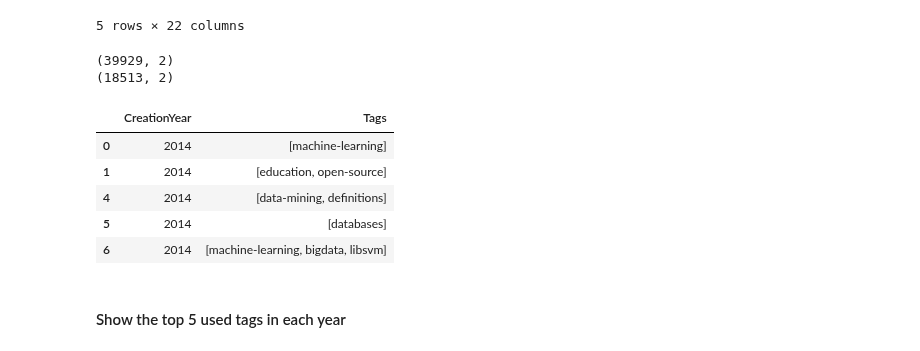
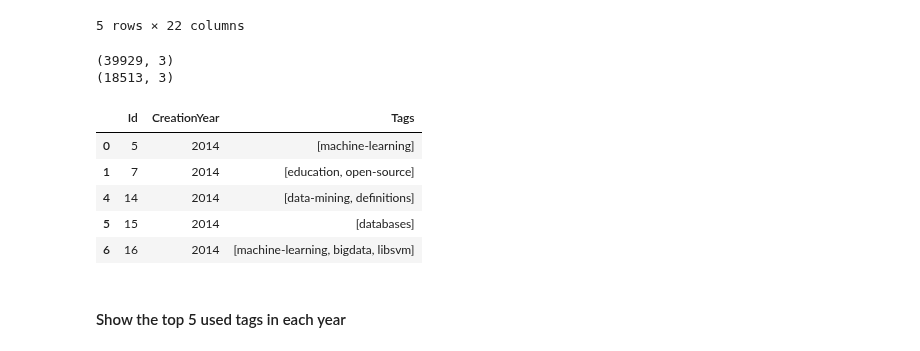
Before and after one commit to maliakber/algorithm-data-model-csc-501, a Jupyter notebook: source/project/project-jupnote.ipynb, the cells around one changed output. Saved outputs shown, nothing was run; the diff lists cells and outputs as text; code cells hidden in the pictures.

```diff
--- a/source/project/project-jupnote.ipynb
+++ b/source/project/project-jupnote.ipynb
@@ -111,21 +112,21 @@ posts.head()
 | 4 | 14 | 1 | 2014-05-14 01:25:59.677 | 23 | 1495 | <p>I am sure data science as will... | 66 | 2014-06-20T17:36:05.023 | ... |
 5 rows × 22 columns
 # %%
-yearTags = posts[['CreationYear', 'Tags']]
+yearTags = posts[['Id', 'CreationYear', 'Tags']]
 print(yearTags.shape)
 yearTags = yearTags.dropna() # removing rows that has null tags
 print(yearTags.shape)
 yearTags.Tags = yearTags.Tags.str.replace('<', '').str.replace('>', ' ').str.split()
 yearTags.head()
 # %% [output]
-(39929, 2)
-(18513, 2)
+(39929, 3)
+(18513, 3)
-|  | CreationYear | Tags |
-| 0 | 2014 | [machine-learning] |
-| 1 | 2014 | [education, open-source] |
-| 4 | 2014 | [data-mining, definitions] |
-| 5 | 2014 | [databases] |
-| 6 | 2014 | [machine-learning, bigdata, libsvm] |
+|  | Id | CreationYear | Tags |
+| 0 | 5 | 2014 | [machine-learning] |
+| 1 | 7 | 2014 | [education, open-source] |
+| 4 | 14 | 2014 | [data-mining, definitions] |
+| 5 | 15 | 2014 | [databases] |
+| 6 | 16 | 2014 | [machine-learning, bigdata, libsvm] |
 # %% [markdown]
 #### Show the top 5 used tags in each year
 # %%
```
Also changed, not shown: parts of 13 cells of this notebook.
